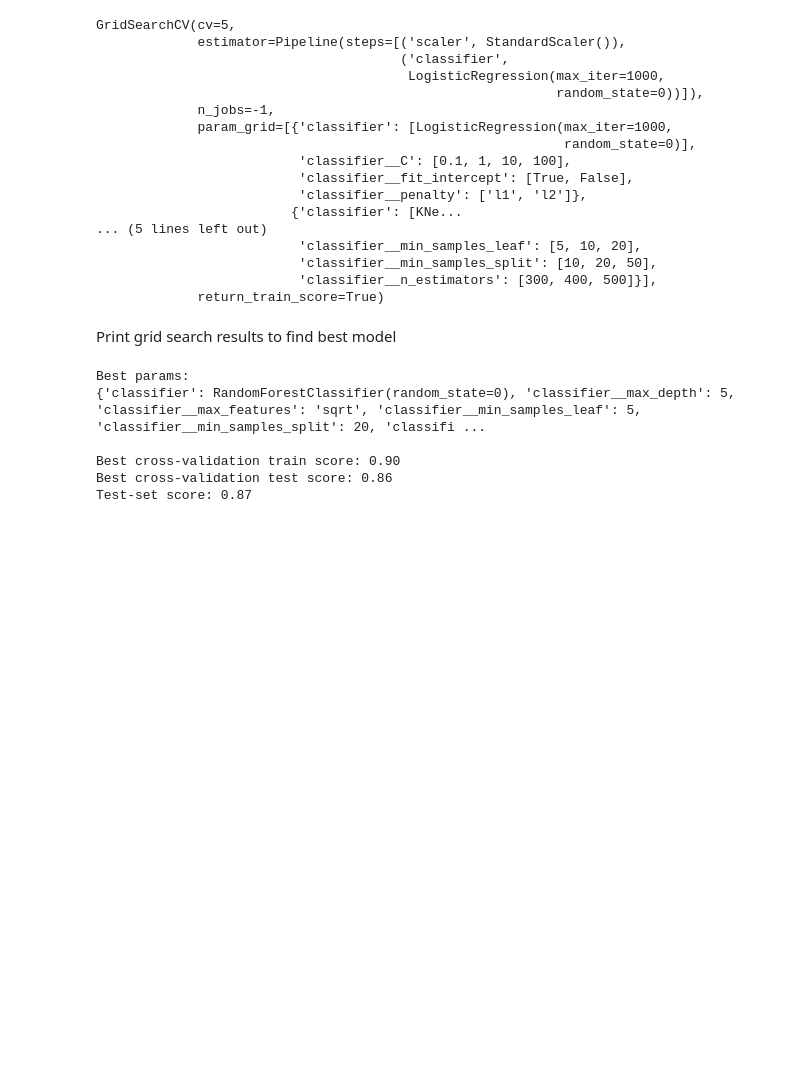
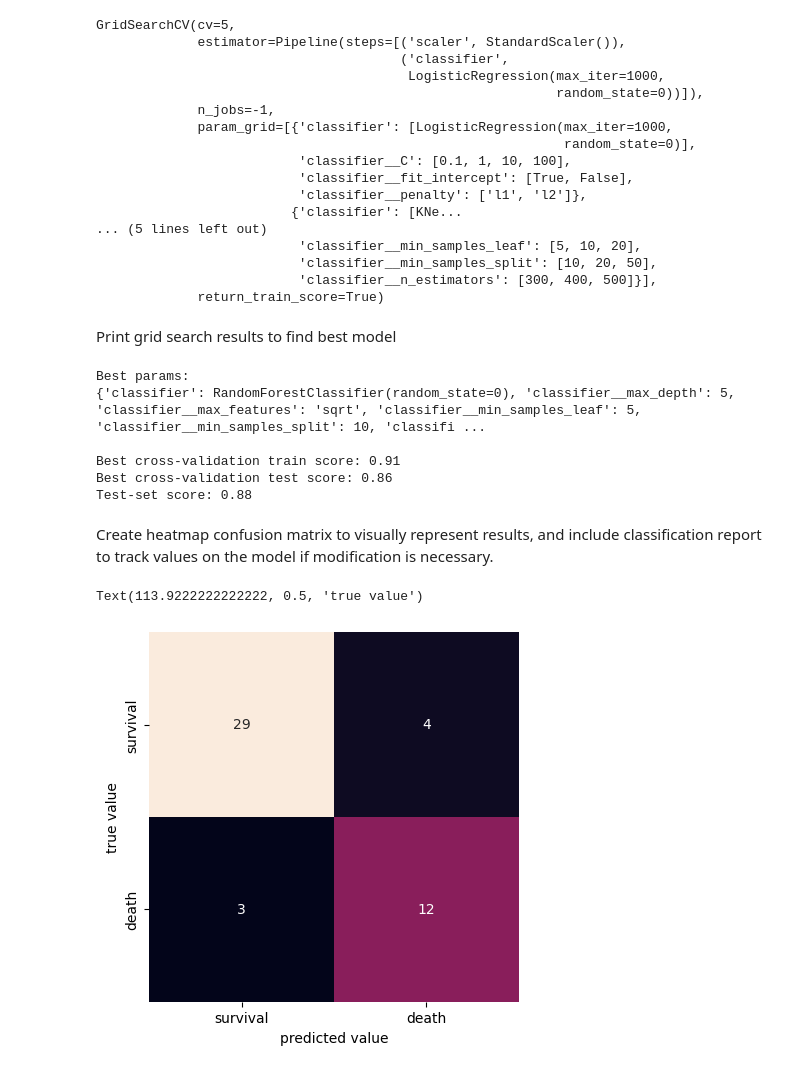
Before and after one commit to VLukeC/ENSF444-HeartFailureModel, a Jupyter notebook: heartfailure.ipynb, the cells around one changed output. Drawn from its saved outputs; the diff is of its cells as text; code cells hidden in the pictures; blank space fills up the shorter version.

Commit message:
Added visualization, validation, and threshold adjustments

```diff
--- a/heartfailure.ipynb
+++ b/heartfailure.ipynb
@@ -93,6 +93,7 @@ Split training data, we will use a test set of 20%
 from sklearn.model_selection import train_test_split
 
 X_train, X_test, y_train, y_test = train_test_split(X, y, test_size=0.2, random_state=0, stratify=y)
+split_X_train, X_val, split_y_train, y_val = train_test_split(X_train, y_train, test_size=0.2, random_state = 0, stratify=y_train)
 # %% [markdown]
 Scaling was necessary due to big differences in ranges.
 # %%
@@ -140,7 +141,7 @@ param_grid = [
 ]
 
 grid = GridSearchCV(pipe, param_grid, cv=5, return_train_score=True, n_jobs=-1)
-grid.fit(X_train, y_train)
+grid.fit(split_X_train, split_y_train)
 # %% [output]
 GridSearchCV(cv=5,
              estimator=Pipeline(steps=[('scaler', StandardScaler()),
@@ -168,8 +169,26 @@ print("Best cross-validation test score: {:.2f}".format(grid.best_score_))
 print("Test-set score: {:.2f}".format(grid.score(X_test, y_test)))
 # %% [output]
 Best params:
-{'classifier': RandomForestClassifier(random_state=0), 'classifier__max_depth': 5, 'classifier__max_features': 'sqrt', 'classifier__min_samples_leaf': 5, 'classifier__min_samples_split': 20, 'classifi ...
+{'classifier': RandomForestClassifier(random_state=0), 'classifier__max_depth': 5, 'classifier__max_features': 'sqrt', 'classifier__min_samples_leaf': 5, 'classifier__min_samples_split': 10, 'classifi ...
 
-Best cross-validation train score: 0.90
+Best cross-validation train score: 0.91
 Best cross-validation test score: 0.86
-Test-set score: 0.87
+Test-set score: 0.88
+# %% [markdown]
+Create heatmap confusion matrix to visually represent results, and include classification report to track values on the model if modification is necessary.
+# %%
+import matplotlib.pyplot as plt
+import seaborn as sns
+from sklearn.metrics import confusion_matrix, classification_report
+
+best_model = grid.best_estimator_
+y_pred = best_model.predict(X_val)
+
+mat = confusion_matrix(y_val, y_pred)
+
+sns.heatmap(mat, xticklabels=['survival', 'death'],  yticklabels=['survival', 'death'], square=True, annot=True, cbar=False, fmt='d')
+plt.xlabel('predicted value')
+plt.ylabel('true value')
+# %% [output]
+Text(113.9222222222222, 0.5, 'true value')
+[figure, added]
```
Also changed, not shown: parts of 7 cells of this notebook.
